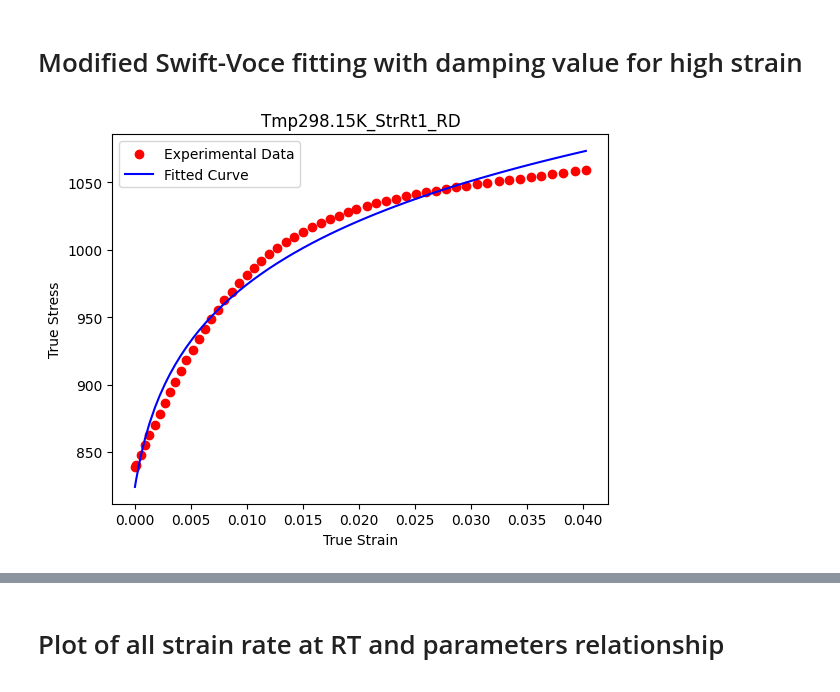
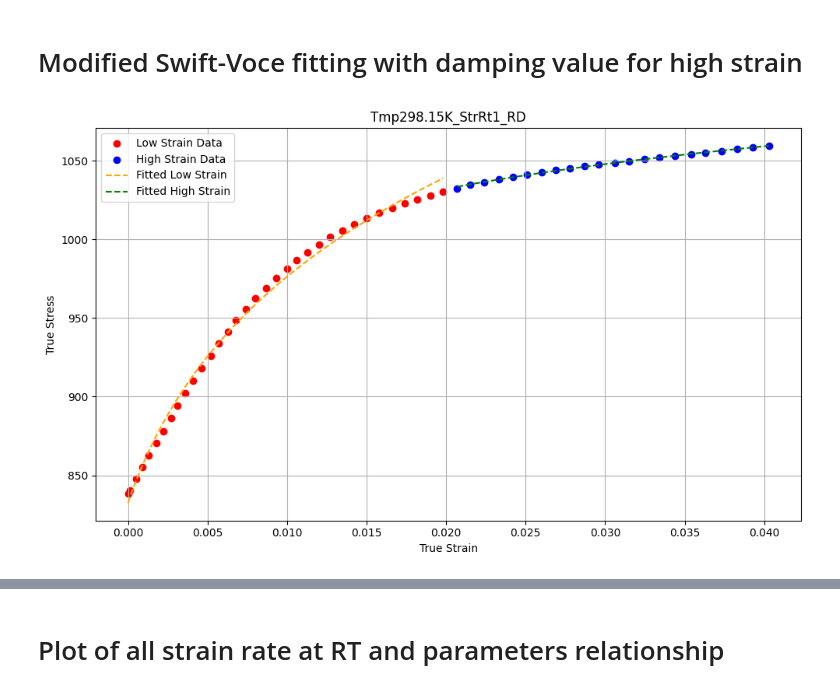
Before and after one commit to meiannnnn/coe-final-project, a Jupyter notebook: sv_fitting.ipynb, the cells around one changed output, grey strips where cells are left out. Cells and saved outputs as stored; diff of their text form; code cells hidden in the pictures.

```diff
--- a/sv_fitting.ipynb
+++ b/sv_fitting.ipynb
@@ -106,80 +106,76 @@ def analyze_msv_fit(file_path, strain_column, stress_column, title, initial_gues
     def modified_swift_voce(strain, A, B, n, K, epsilon0, alpha, beta):
         swift_part = A * (strain + epsilon0) ** n  # Swift law
         voce_part = K * (1 - np.exp(-B * strain))  # Voce law
         damping = (1 - np.exp(-alpha * strain)) / (1 + beta * strain)  # Damping term
         return swift_part + voce_part * damping
 
     # Initial guesses for parameters [A, B, n, K, epsilon0, alpha, beta]
     if initial_guess is None:
         initial_guess = [1500, 20, 0.2, 2000, 0.02, 0.3, 5] # Default values if not provided
 
     # Adjusted bounds to limit parameter values
     bounds = ([500, 0, 0, 500, 0, 0, 0], [5000, 50, 1, 5000, 0.2, 1, 20])
 
-    # Weighted fitting to focus on specific regions
-    scaling_factor = 50  # Adjust this factor to increase or decrease emphasis
-    weights = weights = np.where(strain < 0.1, scaling_factor / np.sqrt(strain + 0.001)**0.03, 1 / (strain + 0.01)**0.75)
+    # Separate data into low and high strain regions
+    low_strain = strain[strain < 0.02]
+    low_stress = stress[strain < 0.02]
 
-  # Squaring the term to emphasize lower strains more
+    high_strain = strain[strain >= 0.02]
+    high_stress = stress[strain >= 0.02]
 
-    # Fit the curve with refined bounds and method
-    params, _ = curve_fit(
-        modified_swift_voce, strain, stress, p0=initial_guess, bounds=bounds, method='dogbox', sigma=weights
+    # Fit the curve for low strain data
+    params_low, _ = curve_fit(
+        modified_swift_voce, low_strain, low_stress, p0=initial_guess, bounds=bounds
     )
 
-    # Extract fitted parameters
-    A, B, n, K, epsilon0, alpha, beta = params
+    # Fit the curve for high strain data
+    params_high, _ = curve_fit(
+        modified_swift_voce, high_strain, high_stress, p0=initial_guess, bounds=bounds
+    )
 
+    # Extract fitted stress values
+    fitted_low_stress = modified_swift_voce(low_strain, *params_low)
+    fitted_high_stress = modified_swift_voce(high_strain, *params_high)
 
-    # Plot the experimental data and the fitted curve
-    fitted_stress = modified_swift_voce(strain, *params)
-    plt.scatter(strain, stress, label='Experimental Data', color='red')
-    plt.plot(strain, fitted_stress, label='Fitted Curve', color='blue')
+    # Plot experimental and fitted curves
+    plt.figure(figsize=(10, 6))
+    plt.scatter(low_strain, low_stress, label='Low Strain Data', color='red')
+    plt.scatter(high_strain, high_stress, label='High Strain Data', color='blue')
+    plt.plot(low_strain, fitted_low_stress, color='orange', linestyle='--', label='Fitted Low Strain')
+    plt.plot(high_strain, fitted_high_stress, color='green', linestyle='--', label='Fitted High Strain')
+
     plt.xlabel('True Strain')
     plt.ylabel('True Stress')
     plt.title(title)
-    plt.legend()
-    plt.show()
-
-    # Print fitted parameters
-    print(f'Fitted Parameters:\n'
-          f'Alpha: {alpha:.4f}\n'
-          f'A: {A:.4f}\n'
-          f'Epsilon_0: {epsilon0:.4f}\n'
-          f'n: {n:.4f}\n'
-          f'K0: {K:.4f}\n'
-          f'B: {B:.4f}\n'
-          f'Beta: {beta:.4f}\n')
-
-    # Calculate error metrics
-    mse = np.mean((stress - fitted_stress) ** 2)
-    rmse = np.sqrt(mse)
-    mae = np.mean(np.abs(stress - fitted_stress))
-    r_squared = 1 - np.sum((stress - fitted_stress) ** 2) / np.sum((stress - np.mean(stress)) ** 2)
-
-    # Print error metrics
-    print(f'Error Metrics:\n'
-          f'MSE: {mse:.4f}\n'
-          f'RMSE: {rmse:.4f}\n'
-          f'MAE: {mae:.4f}\n'
-          f'R-squared: {r_squared:.4f}')
-
-    # Extended strain for comparison
-    extended_strain = np.concatenate((strain, np.arange(strain[-1] + 0.01, 1.01, 0.01)))
-    extended_stress = modified_swift_voce(extended_strain, *params)
-    plt.scatter(strain, stress, label='Experimental Data', color='red')
-    plt.plot(extended_strain, extended_stress, label='Extended Fitted Curve', color='blue')
-    plt.xlabel('True Strain')
-    plt.ylabel('True Stress')
-    plt.title(f"{title}_extended")
     plt.legend()
     plt.grid(True)
     plt.tight_layout()
     plt.show()
 
-    return params
+    # Print fitted parameters for both regions
+    print(f'Fitted Parameters for Low Strain (<0.02):\n'
+          f'A: {params_low[0]:.4f}, B: {params_low[1]:.4f}, n: {params_low[2]:.4f}, '
+          f'K: {params_low[3]:.4f}, Epsilon_0: {params_low[4]:.4f}, '
+          f'Alpha: {params_low[5]:.4f}, Beta: {params_low[6]:.4f}')
+
+    print(f'Fitted Parameters for High Strain (>=0.02):\n'
+          f'A: {params_high[0]:.4f}, B: {params_high[1]:.4f}, n: {params_high[2]:.4f}, '
+          f'K: {params_high[3]:.4f}, Epsilon_0: {params_high[4]:.4f}, '
+          f'Alpha: {params_high[5]:.4f}, Beta: {params_high[6]:.4f}')
+
+    extended_strain = np.concatenate((strain, np.arange(strain[-1] + 0.01, 2.01, 0.01)))
+    extended_stress = modified_swift_voce(extended_strain, *params_high)
+    plt.scatter(strain, stress, label='Experimental Data', color='red')
+    plt.plot(extended_strain, extended_stress, label='Fitted Curve', color='blue')
+    plt.xlabel('True Strain')
+    plt.ylabel('True Stress')
+    plt.title(f"{title}_extended")
+    plt.legend()
+    plt.show()
+
+    return params_low, params_high
 
 condition = 'Tmp298.15K_StrRt1_RD'
-analyze_msv_fit('Exp_FC_StrRtDpn_TmpDpn_RT.csv', condition + '_E', condition + '_S', condition)
+analyze_msv_fit('data/Exp_FC_StrRtDpn_TmpDpn_Tmp298.csv', condition + '_E', condition + '_S', condition)
 # %% [output]
-[figure, old version]
+[figure, new version]
```
Also changed, not shown: parts of 2 cells of this notebook.
